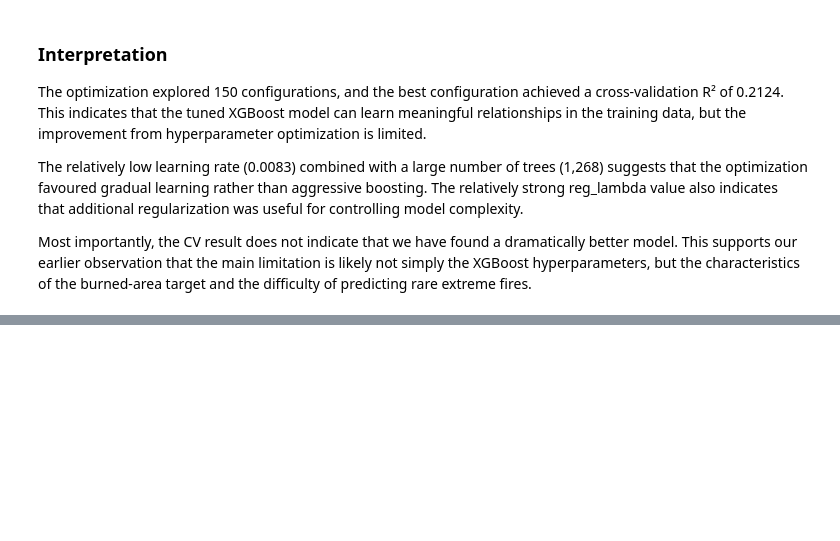
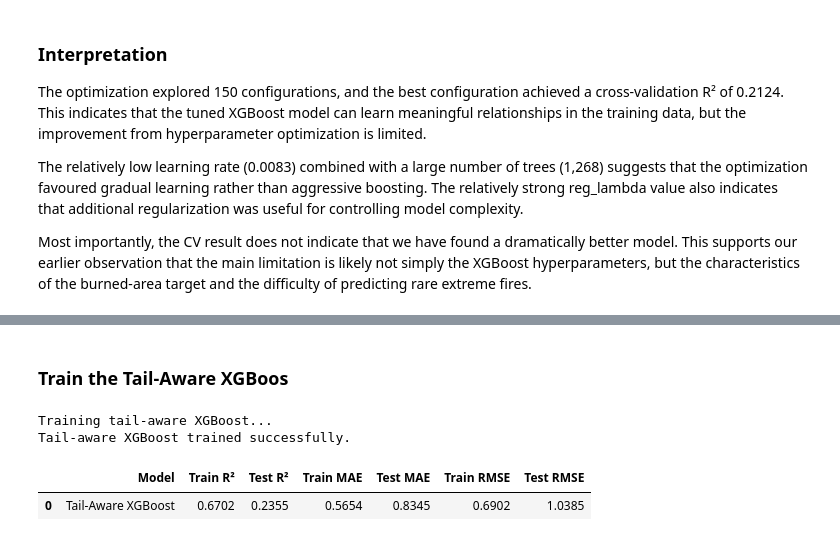
Before and after one commit to mraznyrazeek/ML-Based-Forest-Fire-Prediction-Project, a Jupyter notebook: backend/notebooks/05_final_model_improvement.ipynb, the cells around one changed output, grey strips where cells are left out. Drawn from its saved outputs; the diff is of its cells as text; code cells hidden in the pictures; blank space fills up the shorter version.

```diff
--- a/backend/notebooks/05_final_model_improvement.ipynb
+++ b/backend/notebooks/05_final_model_improvement.ipynb
@@ -485,0 +822,76 @@ Most importantly, the CV result does not indicate that we have found a dramatica
+# %% [markdown]
+### Train the Tail-Aware XGBoos
+# %%
+# TAIL-AWARE OPTIMIZED XGBOOST
+
+tail_xgb = xgb.XGBRegressor(
+    **study.best_params,
+    objective="reg:squarederror",
+    random_state=42,
+    n_jobs=-1
+)
+
+print("Training tail-aware XGBoost...")
+
+tail_xgb.fit(
+    X_train,
+    y_train,
+    sample_weight=sample_weights,
+    eval_set=[(X_test, y_test)],
+    verbose=False
+)
+
+print("Tail-aware XGBoost trained successfully.")
+# %% [output]
+Training tail-aware XGBoost...
+Tail-aware XGBoost trained successfully.
+# %%
+# EVALUATE TAIL-AWARE XGBOOST
+
+tail_train_pred = tail_xgb.predict(X_train)
+tail_test_pred = tail_xgb.predict(X_test)
+
+tail_results = {
+    "Model": "Tail-Aware XGBoost",
+
+    "Train R²": r2_score(
+        y_train,
+        tail_train_pred
+    ),
+
+    "Test R²": r2_score(
+        y_test,
+        tail_test_pred
+    ),
+
+    "Train MAE": mean_absolute_error(
+        y_train,
+        tail_train_pred
+    ),
+
+    "Test MAE": mean_absolute_error(
+        y_test,
+        tail_test_pred
+    ),
+
+    "Train RMSE": np.sqrt(
+        mean_squared_error(
+            y_train,
+            tail_train_pred
+        )
+    ),
+
+    "Test RMSE": np.sqrt(
+        mean_squared_error(
+            y_test,
+            tail_test_pred
+        )
+    )
+}
+
+display(
+    pd.DataFrame([tail_results]).round(4)
+)
+# %% [output]
+|  | Model | Train R² | Test R² | Train MAE | Test MAE | Train RMSE | Test RMSE |
+| 0 | Tail-Aware XGBoost | 0.6702 | 0.2355 | 0.5654 | 0.8345 | 0.6902 | 1.0385 |
```
Also changed, not shown: parts of 14 cells of this notebook.
